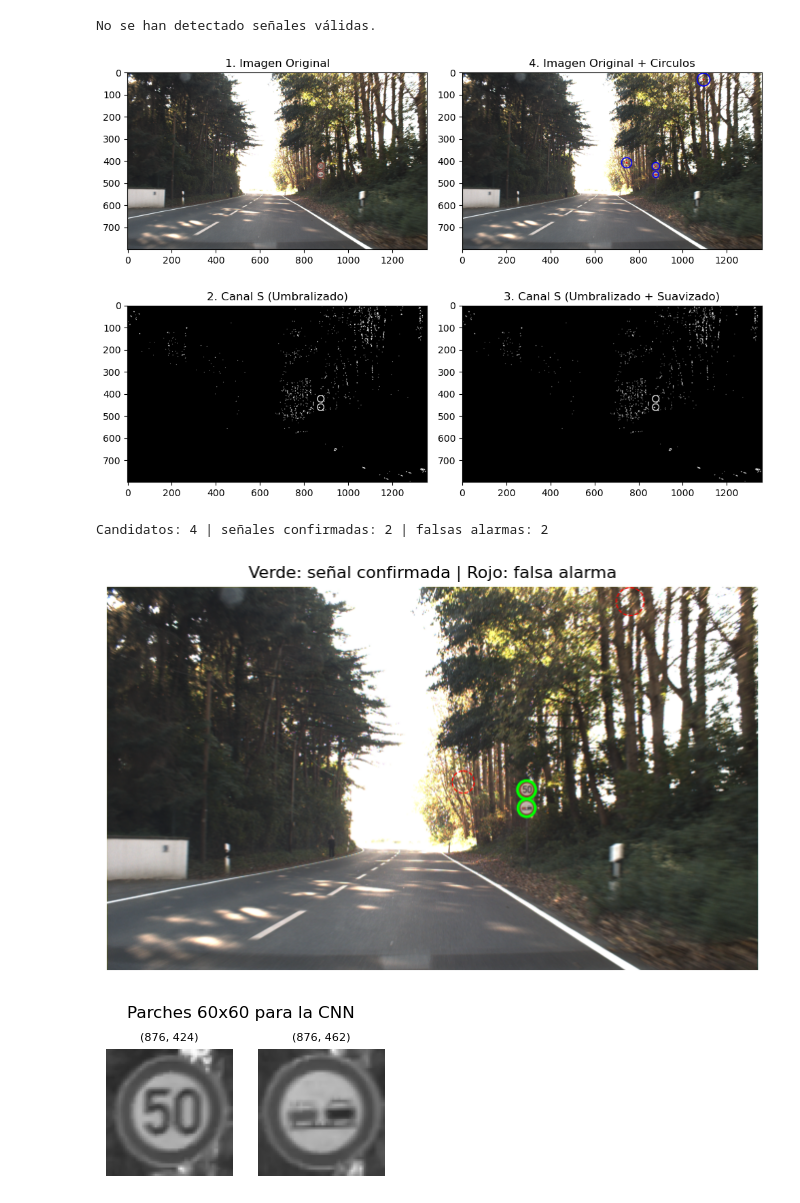
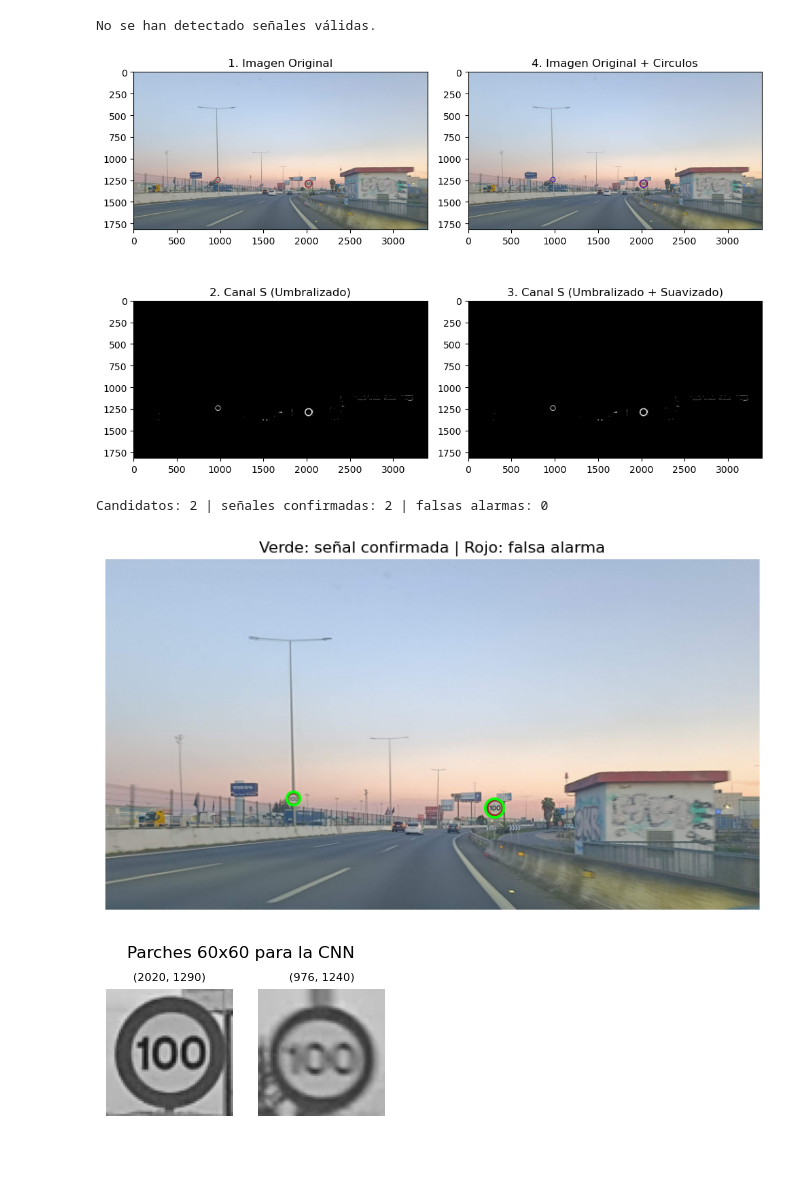
Before and after one commit to Antoniotrujillo05/PID-Traffic-Sign, a Jupyter notebook: Sign_detection_and_recognition .ipynb, the cells around one changed output. Drawn from its saved outputs; the diff is of its cells as text; code cells hidden in the pictures; blank space fills up the shorter version.

Commit message:
Fotos Propias

```diff
--- a/Sign_detection_and_recognition .ipynb
+++ b/Sign_detection_and_recognition .ipynb
@@ -1326,7 +1326,7 @@ if res != None:
 No se han detectado señales válidas.
 # %%
 # Colocar ruta de la imagen a probar
-ruta = "./imagenes/00026.ppm"
+ruta = "./imagenes/propias/9.jpg"
 # Parametros de la funcion de binarización
 vecindad_umbralizacion = 9
 kernel_size_suavizado = 3
@@ -1339,7 +1339,7 @@ distMin = 30
 sensibilidad = 50
 votosMin = 27
 radioMin = 7
-radioMax = 60
+radioMax = 90
 
 img,H,S,V = importar_imagen_y_HSV(ruta)
 S_bin, S_bin_suavizado = binarizar_canal(S,H, vecindad_umbralizacion, kernel_size_suavizado, sigmax_suavizado, limpiar_ruido)
@@ -1396,34 +1396,34 @@ if detectadas:
             f"Confianza: {resultado['Confianza']:.3f}"
         )'''
 else:
     print("No se han detectado señales válidas.")
 
 
 diccClases= {
     0:"Limite de velocidad 20",
     1:"Limite de velocidad 30",
     2:"Limite de velocidad 50",
     3:"Limite de velocidad de 60",
     4:"Limite de velocidad de 70",
     5:"Limite de velocidad de 80",
     7:"Limite de velocidad de 100",
     8:"Limite de velocidad de 120",
     9:"Prohibido adelantar",
     10:"Prohibido adelantar para camiones",
     15:"Circulacion Prohibida",
     16:"Prohibida la circulacion a camiones",
     None: "Sin Clasificación/No es una señal"
 }
 
 if res != None:
     plt.figure(figsize=(10, 7))
     for i in range(1,len(res)+1):
         plt.subplot(len(res), 1, i)
         plt.title(str(i) + ": " + diccClases[res[i-1][1]])
         # Matplotlib lee en RGB, OpenCV en BGR. Hay que convertir para mostrar bien los colores.
         plt.imshow(res[i-1][0],cmap="gray")
 # %% [output]
-[figure, old version]
+[figure, new version]
-Candidatos: 4 | señales confirmadas: 2 | falsas alarmas: 2
+Candidatos: 2 | señales confirmadas: 2 | falsas alarmas: 0
-[figure, old version]
+[figure, new version]
-[figure, old version]
+[figure, new version]
```
Also changed, not shown: parts of 8 cells of this notebook, 18 other files.
